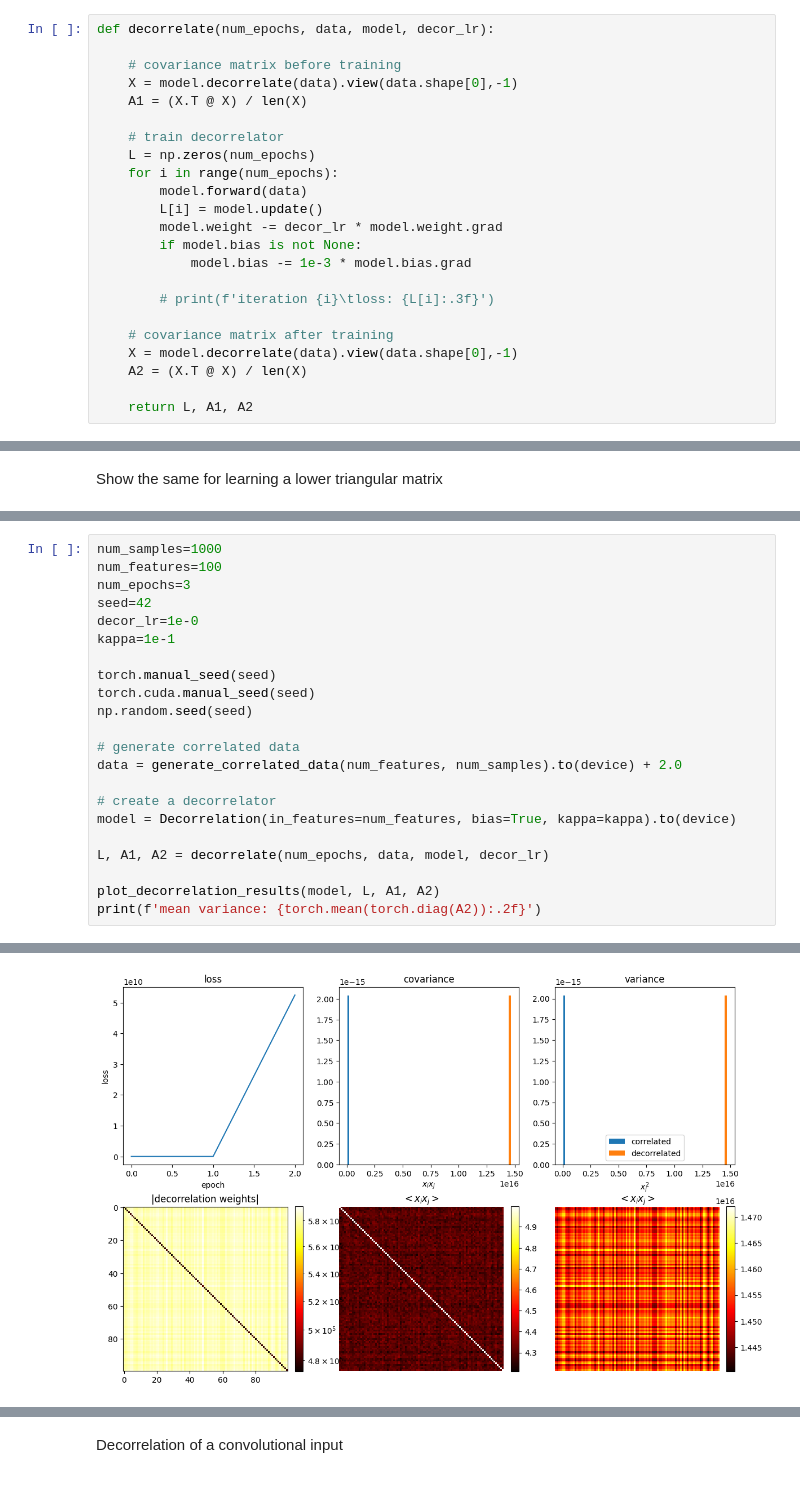
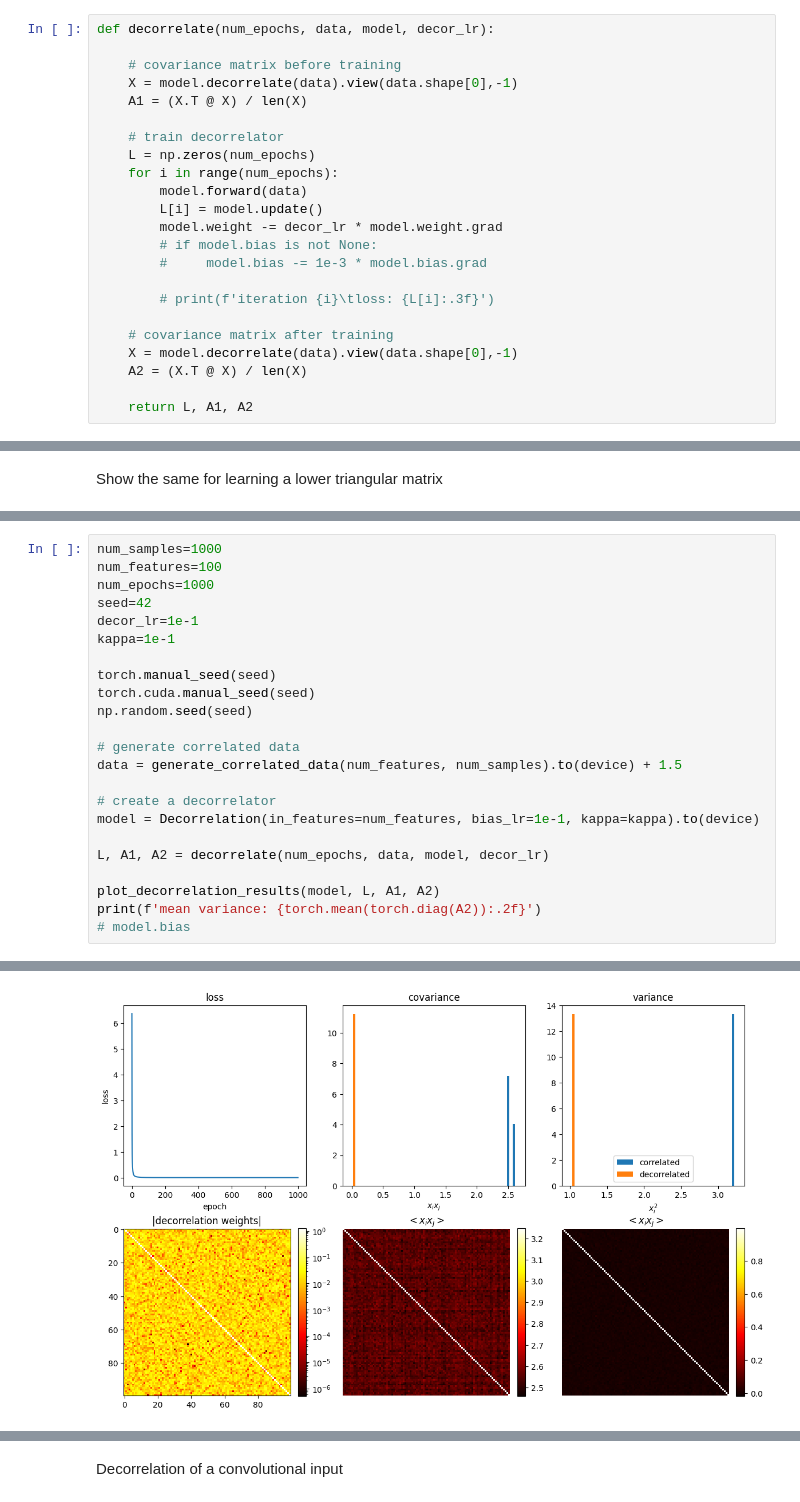
Before and after one commit to artcogsys/decorbp, a Jupyter notebook: examples/decorrelation_analysis.ipynb, the cells around one changed output, grey strips where cells are left out. Cells and saved outputs as stored; diff of their text form.

```diff
--- a/examples/decorrelation_analysis.ipynb
+++ b/examples/decorrelation_analysis.ipynb
@@ -25,8 +25,8 @@ def decorrelate(num_epochs, data, model, decor_lr):
         model.forward(data)
         L[i] = model.update()
         model.weight -= decor_lr * model.weight.grad
-        if model.bias is not None:
-            model.bias -= 1e-3 * model.bias.grad
+        # if model.bias is not None:
+        #     model.bias -= 1e-3 * model.bias.grad
 
         # print(f'iteration {i}\tloss: {L[i]:.3f}')
 
@@ -94,9 +94,9 @@ Show the impact of debiasing of the data
 # %%
 num_samples=1000
 num_features=100
-num_epochs=3
+num_epochs=1000
 seed=42
-decor_lr=1e-0
+decor_lr=1e-1
 kappa=1e-1
 
 torch.manual_seed(seed)
@@ -104,13 +104,14 @@ torch.cuda.manual_seed(seed)
 np.random.seed(seed)
 
 # generate correlated data
-data = generate_correlated_data(num_features, num_samples).to(device) + 2.0
+data = generate_correlated_data(num_features, num_samples).to(device) + 1.5
 
 # create a decorrelator
-model = Decorrelation(in_features=num_features, bias=True, kappa=kappa).to(device)
+model = Decorrelation(in_features=num_features, bias_lr=1e-1, kappa=kappa).to(device)
 
 L, A1, A2 = decorrelate(num_epochs, data, model, decor_lr)
 
 plot_decorrelation_results(model, L, A1, A2)
 print(f'mean variance: {torch.mean(torch.diag(A2)):.2f}')
+# model.bias
 # %% [output]
@@ -118 +119 @@ mean variance: 14545409259077632.00
-[figure, old version]
+[figure, new version]
```
Also changed, not shown: parts of 8 cells of this notebook, 4 other files.
